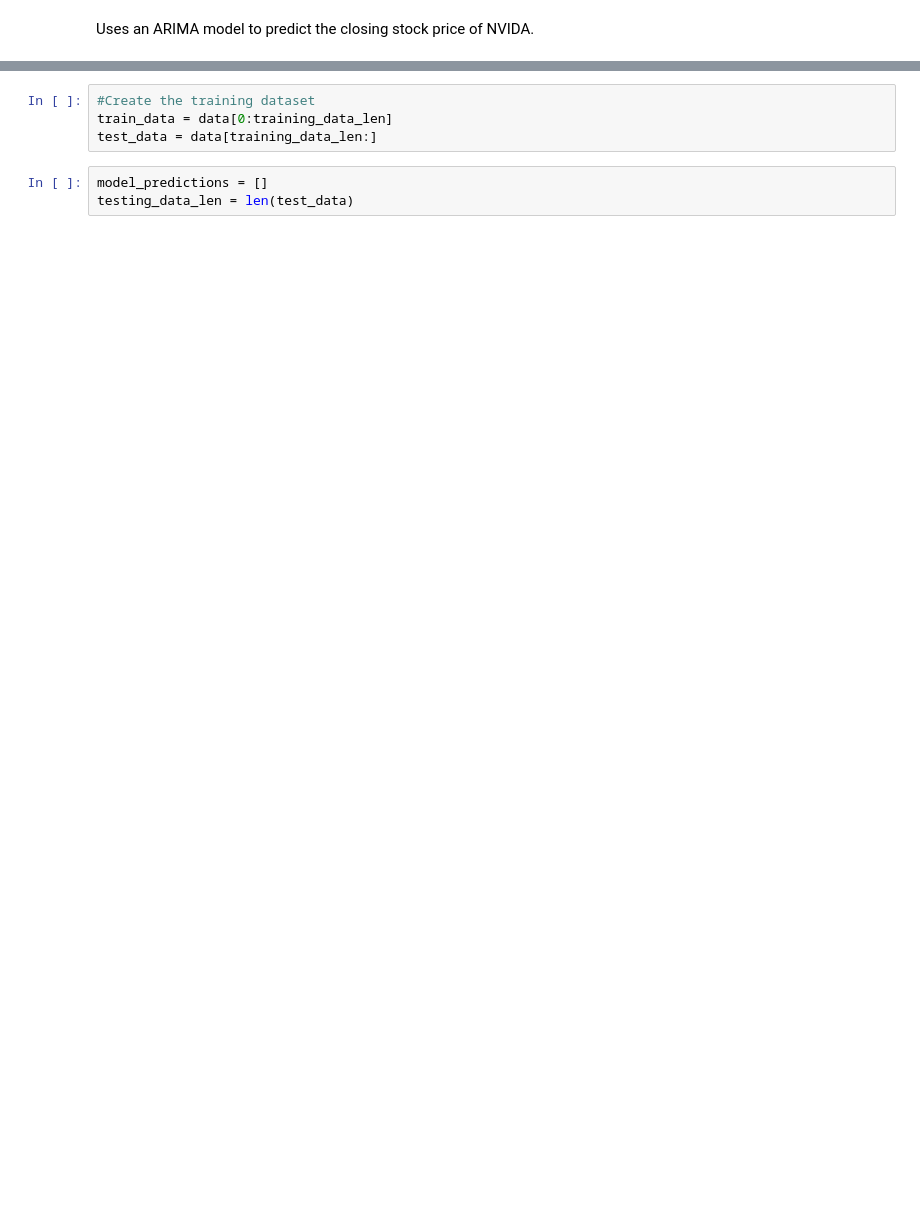
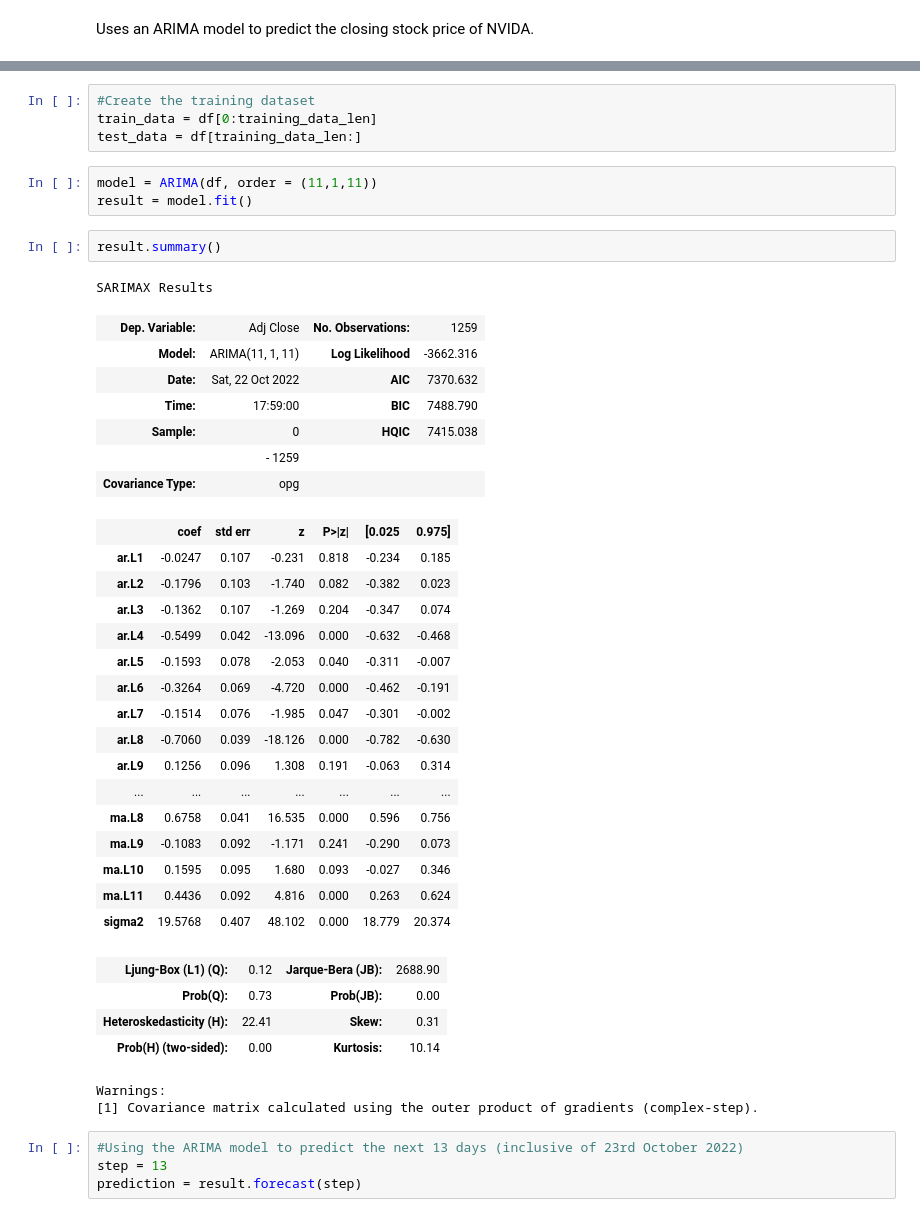
Before and after one commit to Alexius0123/ML-stock-prediction-model, a Jupyter notebook: main_ARIMA.ipynb, the cells around one changed output, grey strips where cells are left out. Saved outputs shown, nothing was run; the diff lists cells and outputs as text; blank space fills up the shorter version.

```diff
--- a/main_ARIMA.ipynb
+++ b/main_ARIMA.ipynb
@@ -53,8 +88,45 @@ training_data_len
 1008
 # %%
 #Create the training dataset
-train_data = data[0:training_data_len]
-test_data = data[training_data_len:]
+train_data = df[0:training_data_len]
+test_data = df[training_data_len:]
-# %%
-model_predictions = []
-testing_data_len = len(test_data)
+# %%
+model = ARIMA(df, order = (11,1,11))
+result = model.fit()
+# %%
+result.summary()
+# %% [output]
+SARIMAX Results
+| Dep. Variable: | Adj Close | No. Observations: | 1259 |
+| Model: | ARIMA(11, 1, 11) | Log Likelihood | -3662.316 |
+| Date: | Sat, 22 Oct 2022 | AIC | 7370.632 |
+| Time: | 17:59:00 | BIC | 7488.790 |
+| Sample: | 0 | HQIC | 7415.038 |
+|  | - 1259 |  |  |
+| Covariance Type: | opg |  |  |
+|  | coef | std err | z | P>|z| | [0.025 | 0.975] |
+| ar.L1 | -0.0247 | 0.107 | -0.231 | 0.818 | -0.234 | 0.185 |
+| ar.L2 | -0.1796 | 0.103 | -1.740 | 0.082 | -0.382 | 0.023 |
+| ar.L3 | -0.1362 | 0.107 | -1.269 | 0.204 | -0.347 | 0.074 |
+| ar.L4 | -0.5499 | 0.042 | -13.096 | 0.000 | -0.632 | -0.468 |
+| ar.L5 | -0.1593 | 0.078 | -2.053 | 0.040 | -0.311 | -0.007 |
+| ar.L6 | -0.3264 | 0.069 | -4.720 | 0.000 | -0.462 | -0.191 |
+| ar.L7 | -0.1514 | 0.076 | -1.985 | 0.047 | -0.301 | -0.002 |
+| ar.L8 | -0.7060 | 0.039 | -18.126 | 0.000 | -0.782 | -0.630 |
+| ar.L9 | 0.1256 | 0.096 | 1.308 | 0.191 | -0.063 | 0.314 |
+| ... | ... | ... | ... | ... | ... | ... |
+| ma.L8 | 0.6758 | 0.041 | 16.535 | 0.000 | 0.596 | 0.756 |
+| ma.L9 | -0.1083 | 0.092 | -1.171 | 0.241 | -0.290 | 0.073 |
+| ma.L10 | 0.1595 | 0.095 | 1.680 | 0.093 | -0.027 | 0.346 |
+| ma.L11 | 0.4436 | 0.092 | 4.816 | 0.000 | 0.263 | 0.624 |
+| sigma2 | 19.5768 | 0.407 | 48.102 | 0.000 | 18.779 | 20.374 |
+| Ljung-Box (L1) (Q): | 0.12 | Jarque-Bera (JB): | 2688.90 |
+| Prob(Q): | 0.73 | Prob(JB): | 0.00 |
+| Heteroskedasticity (H): | 22.41 | Skew: | 0.31 |
+| Prob(H) (two-sided): | 0.00 | Kurtosis: | 10.14 |
+Warnings:
+[1] Covariance matrix calculated using the outer product of gradients (complex-step).
+# %%
+#Using the ARIMA model to predict the next 13 days (inclusive of 23rd October 2022)
+step = 13
+prediction = result.forecast(step)
```
Also changed, not shown: parts of 14 cells of this notebook, 2 other files.
